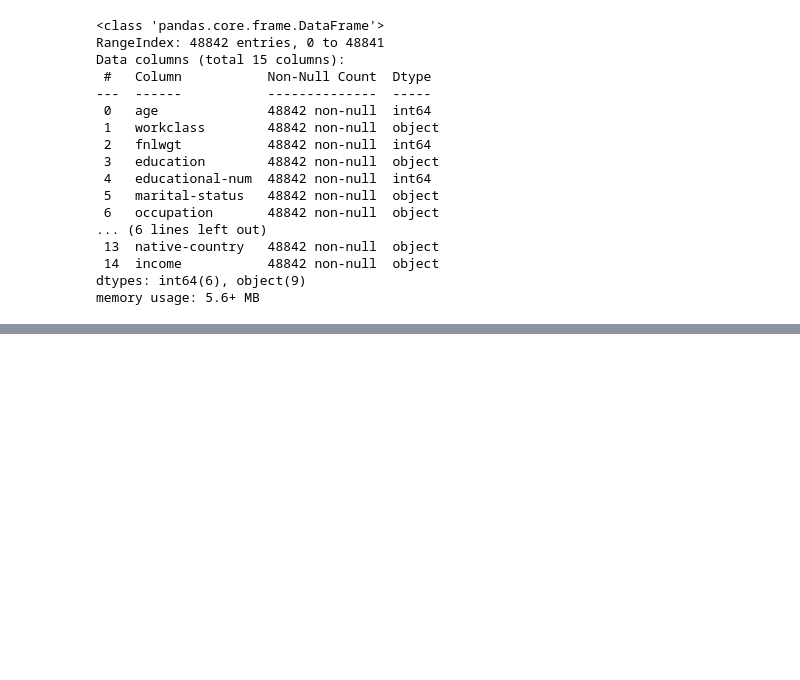
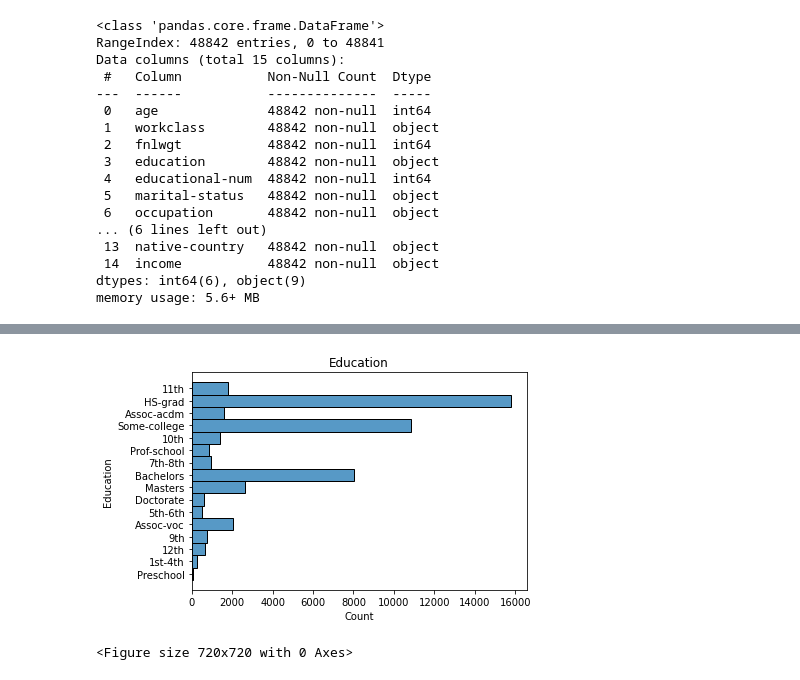
Before and after one commit to mkwak92/Project-1, a Jupyter notebook: Project_2.ipynb, the cells around one changed output, grey strips where cells are left out. Cells and saved outputs as stored; diff of their text form; code cells hidden in the pictures; blank space fills up the shorter version.

```diff
--- a/Project_2.ipynb
+++ b/Project_2.ipynb
@@ -85,0 +302,10 @@ memory usage: 5.6+ MB
+# %%
+#Most people have at least a HS Graduate degree
+sns.histplot(data=ml_df, y='education')
+plt.title('Education')
+plt.ylabel('Education')
+plt.figure(figsize=(10,10))
+plt.show();
+# %% [output]
+[figure, added]
+<Figure size 720x720 with 0 Axes>
```
Also changed, not shown: parts of 36 cells of this notebook.
